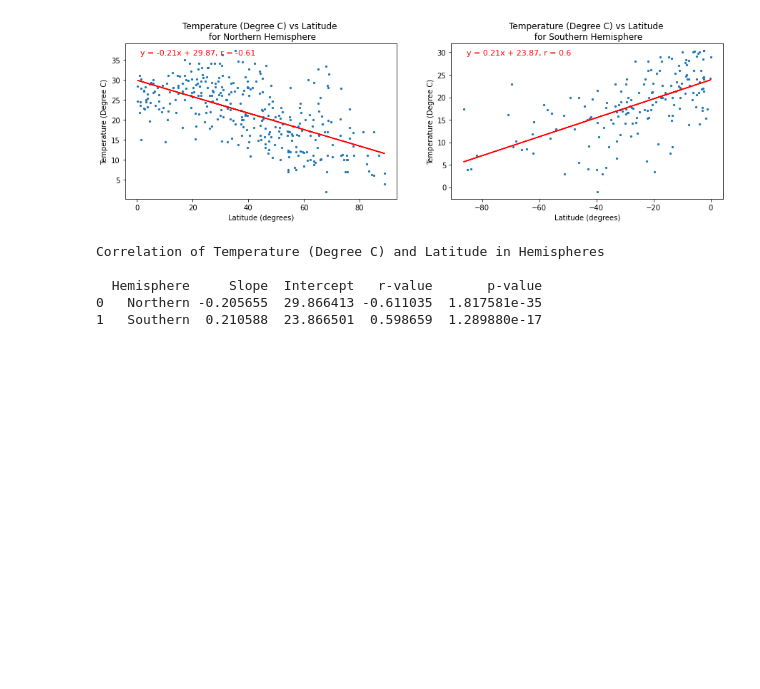
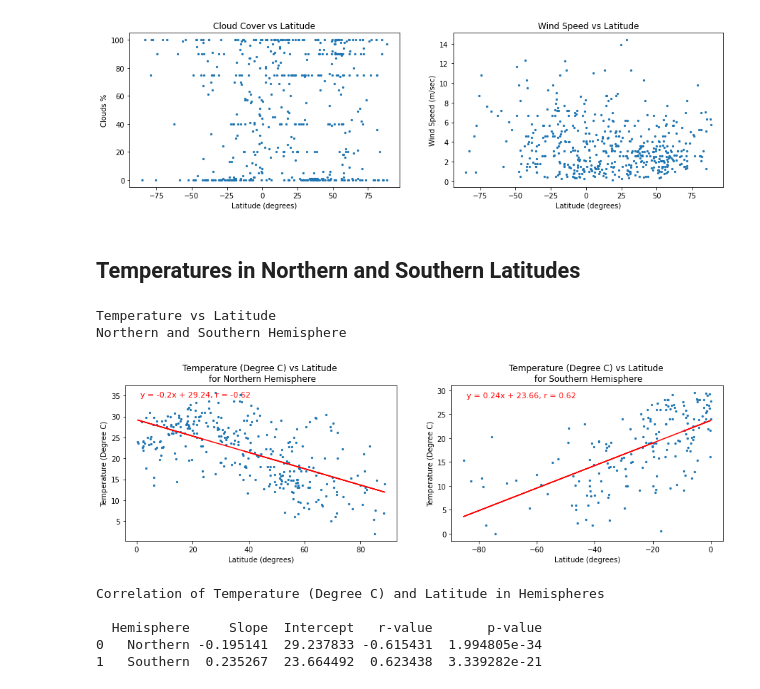
Before and after one commit to j2browns/Python-API, a Jupyter notebook: WeatherPy/WeatherPy.ipynb, the cells around one changed output. Cells and saved outputs as stored; diff of their text form; code cells hidden in the pictures; blank space fills up the shorter version.

```diff
--- a/WeatherPy/WeatherPy.ipynb
+++ b/WeatherPy/WeatherPy.ipynb
@@ -133,3 +170,32 @@ weather_summary_df.shape
+# %%
+#plotting two columns of plots to save space
+
+#Temperature and Humidity as first pair
+x1 = weather_summary_df["Lat"].astype(float)
+y1 = weather_summary_df["%Cloud"].astype(float)
+
+x2 = x1
+y2 = weather_summary_df["Wind_Speed"].astype(float)
+#plot 1
+fig = plt.figure(figsize = (15,4))
+ax1 = fig.add_subplot(121)
+ax1.scatter(x1, y1, s=5)
+plt.xlabel("Latitude (degrees)")
+plt.ylabel(f"Clouds %")
+plt.title(f"Cloud Cover vs Latitude")
+#plot 2
+ax2 = fig.add_subplot(122)
+ax2.scatter(x2, y2, s=5)
+plt.xlabel("Latitude (degrees)")
+plt.ylabel(f"Wind Speed (m/sec)")
+plt.title(f"Wind Speed vs Latitude")
+plt.savefig(f"data/Cloud_and_Windspeed.png")
+
+plt.show()
+# %% [output]
+[figure, added]
+# %% [markdown]
+## Temperatures in Northern and Southern Latitudes
 # %%
 #TEMPERATURE PLOTS
 #Extracting data for latitude and temperature for northern and sourthern hemisphere's
@@ -141,11 +207,16 @@ temp_S = weather_summary_df.loc[(weather_summary_df["Hemisphere"]=="Southern"),"
 
 Temp_Result_df = []
 Param = "Temperature (Degree C)"
-Temp_Result_df = plotter(lat_N,temp_N,lat_S,temp_S,Param)
+filename = "Temp_Hemispheres"
+print("Temperature vs Latitude")
+print("Northern and Southern Hemisphere")
+Temp_Result_df = plotter(lat_N,temp_N,lat_S,temp_S,Param, filename)
 # %% [output]
+Temperature vs Latitude
+Northern and Southern Hemisphere
-[figure, old version]
+[figure, new version]
-Correlation of Temperature (Degree C) and Latitude in Hemispheres
-
-  Hemisphere     Slope  Intercept   r-value       p-value
-0   Northern -0.205655  29.866413 -0.611035  1.817581e-35
-1   Southern  0.210588  23.866501  0.598659  1.289880e-17
+Correlation of Temperature (Degree C) and Latitude in Hemispheres
+
+  Hemisphere     Slope  Intercept   r-value       p-value
+0   Northern -0.195141  29.237833 -0.615431  1.994805e-34
+1   Southern  0.235267  23.664492  0.623438  3.339282e-21
```
Also changed, not shown: parts of 19 cells of this notebook, 7 other files.
